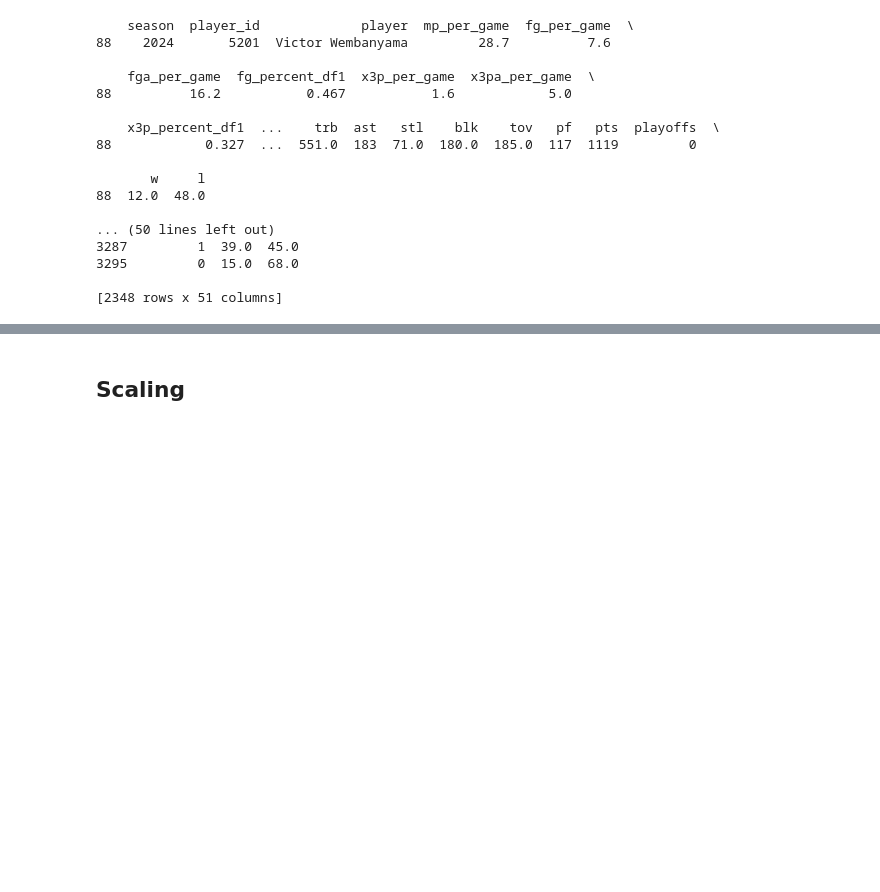
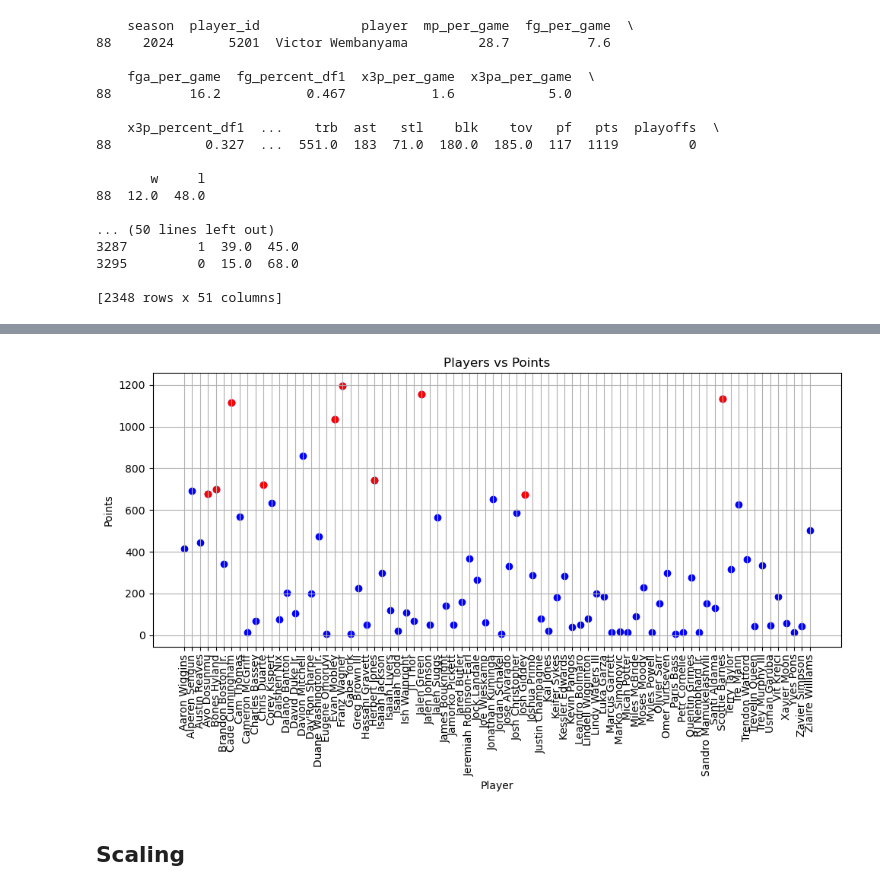
Before and after one commit to Matthew4335/MLProject, a Jupyter notebook: ProjectCode/projectcode.ipynb, the cells around one changed output, grey strips where cells are left out. Cells and saved outputs as stored; diff of their text form; code cells hidden in the pictures; blank space fills up the shorter version.

Commit message:
Data Visualization

```diff
--- a/ProjectCode/projectcode.ipynb
+++ b/ProjectCode/projectcode.ipynb
@@ -97,0 +106,10 @@ print(data)
+# %%
+data_copy = data.copy()
+data_copy = data_copy[data_copy['season'] == 2022]
+
+teams = pd.read_csv("data/EndofSeasonTeams.csv")
+teams = teams[teams['season'] == 2022]
+teams = teams[teams['type'] == 'All-Rookie']
+columns_to_drop = ['position', 'seas_id', 'player_id', 'birth_year', 'tm', 'age']
+teams = teams.drop(columns=columns_to_drop)
+print(teams)
@@ -98,3 +128,29 @@ print(data)
+# %%
+highlight_players = [
+    'Cade Cunningham', 'Evan Mobley', 'Franz Wagner',
+    'Jalen Green', 'Scottie Barnes', 'Ayo Dosunmu',
+    'Bones Hyland', 'Chris Duarte', 'Herbert Jones',
+    'Josh Giddey'
+]
+
+
+data_copy['highlight'] = data_copy['player'].isin(highlight_players)
+
+plt.figure(figsize=(10, 6))
+plt.scatter(data_copy['player'], data_copy['pts'], color='blue')
+
+highlighted_players = data_copy[data_copy['highlight']]
+plt.scatter(highlighted_players['player'], highlighted_players['pts'], color='red', label='Highlighted Players')
+
+plt.title('Players vs Points')
+plt.xlabel('Player')
+plt.ylabel('Points')
+plt.xticks(rotation=90)  # Rotate x-axis labels for better readability
+plt.grid(True)
+plt.tight_layout()
+plt.show()
+# %% [output]
+[figure, added]
 # %% [markdown]
 ## Scaling
 # %%
```
Also changed, not shown: parts of 5 cells of this notebook, 1 other file.
